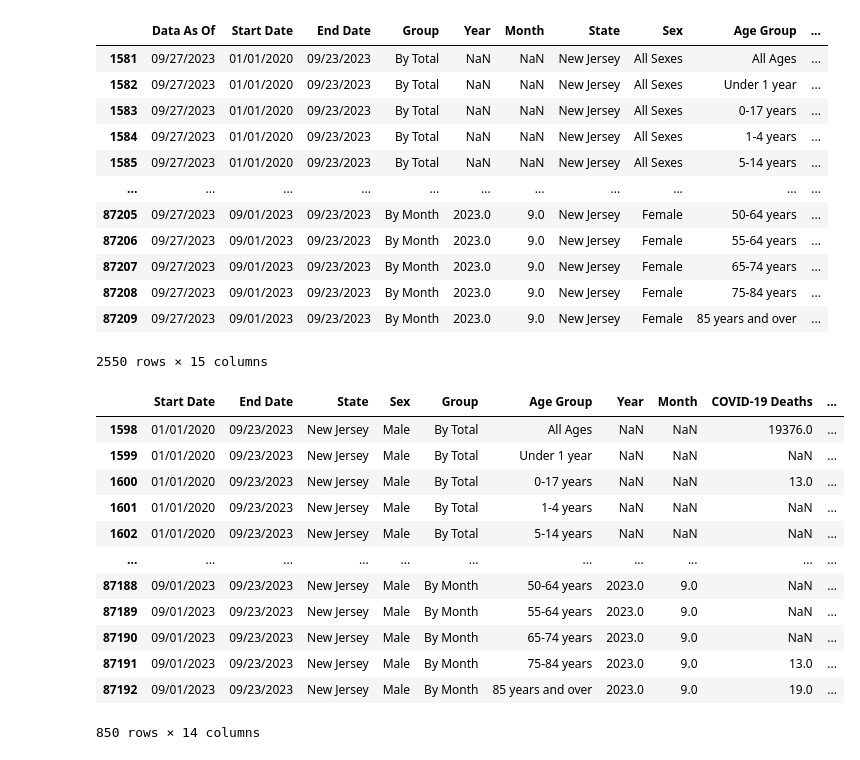
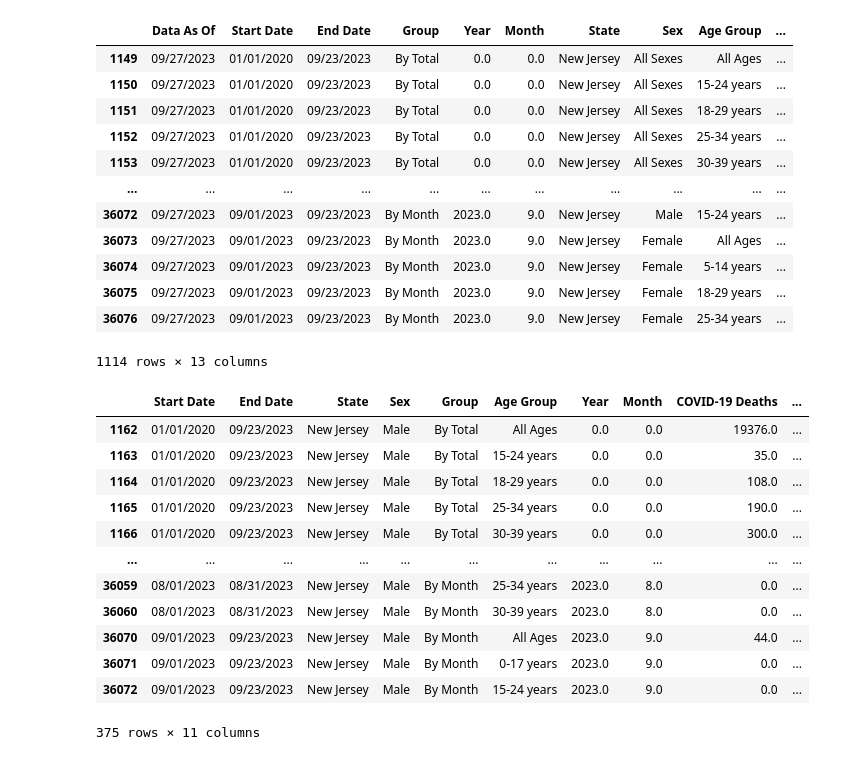
Before and after one commit to JTurk17/Team4_Project1, a Jupyter notebook: NJ_CovidDF.gender.ipynb, the cells around one changed output. Saved outputs shown, nothing was run; the diff lists cells and outputs as text; code cells hidden in the pictures.

```diff
--- a/NJ_CovidDF.gender.ipynb
+++ b/NJ_CovidDF.gender.ipynb
@@ -4,7 +4,7 @@ from pathlib import Path
 import matplotlib.pyplot as plt
 import numpy as np
 # %%
-covid_data_csv = Path("COVID-19_Deaths_by_Sex_and_Age_20240328.csv")
+covid_data_csv = Path("Cleaned_Covid_Data.csv")
 covid_data_df = pd.read_csv(covid_data_csv)
 # %%
 covid_data_df.head()
@@ -18,44 +18,43 @@ covid_data_df.head()
 # %%
 columns = ["Data As Of", "Start Date", "End Date",	"Group", "Year", "Month", "State", "Sex", "Age Group",
-           "COVID-19 Deaths", "Total Deaths", "Pneumonia Deaths", "Pneumonia and COVID-19 Deaths", "Influenza Deaths",
-           "Pneumonia, Influenza, or COVID-19 Deaths"]
+           "COVID-19 Deaths", "Total Deaths", "Pneumonia Deaths", "Pneumonia and COVID-19 Deaths"]
 covid_nj_df = covid_data_df.loc[covid_data_df["State"] == "New Jersey", columns]
 # %%
 covid_nj_df
 # %% [output]
 |  | Data As Of | Start Date | End Date | Group | Year | Month | State | Sex | Age Group | ... |
-| 1581 | 09/27/2023 | 01/01/2020 | 09/23/2023 | By Total | NaN | NaN | New Jersey | All Sexes | All Ages | ... |
-| 1582 | 09/27/2023 | 01/01/2020 | 09/23/2023 | By Total | NaN | NaN | New Jersey | All Sexes | Under 1 year | ... |
-| 1583 | 09/27/2023 | 01/01/2020 | 09/23/2023 | By Total | NaN | NaN | New Jersey | All Sexes | 0-17 years | ... |
-| 1584 | 09/27/2023 | 01/01/2020 | 09/23/2023 | By Total | NaN | NaN | New Jersey | All Sexes | 1-4 years | ... |
-| 1585 | 09/27/2023 | 01/01/2020 | 09/23/2023 | By Total | NaN | NaN | New Jersey | All Sexes | 5-14 years | ... |
+| 1149 | 09/27/2023 | 01/01/2020 | 09/23/2023 | By Total | 0.0 | 0.0 | New Jersey | All Sexes | All Ages | ... |
+| 1150 | 09/27/2023 | 01/01/2020 | 09/23/2023 | By Total | 0.0 | 0.0 | New Jersey | All Sexes | 15-24 years | ... |
+| 1151 | 09/27/2023 | 01/01/2020 | 09/23/2023 | By Total | 0.0 | 0.0 | New Jersey | All Sexes | 18-29 years | ... |
+| 1152 | 09/27/2023 | 01/01/2020 | 09/23/2023 | By Total | 0.0 | 0.0 | New Jersey | All Sexes | 25-34 years | ... |
+| 1153 | 09/27/2023 | 01/01/2020 | 09/23/2023 | By Total | 0.0 | 0.0 | New Jersey | All Sexes | 30-39 years | ... |
 | ... | ... | ... | ... | ... | ... | ... | ... | ... | ... | ... |
-| 87205 | 09/27/2023 | 09/01/2023 | 09/23/2023 | By Month | 2023.0 | 9.0 | New Jersey | Female | 50-64 years | ... |
-| 87206 | 09/27/2023 | 09/01/2023 | 09/23/2023 | By Month | 2023.0 | 9.0 | New Jersey | Female | 55-64 years | ... |
-| 87207 | 09/27/2023 | 09/01/2023 | 09/23/2023 | By Month | 2023.0 | 9.0 | New Jersey | Female | 65-74 years | ... |
-| 87208 | 09/27/2023 | 09/01/2023 | 09/23/2023 | By Month | 2023.0 | 9.0 | New Jersey | Female | 75-84 years | ... |
-| 87209 | 09/27/2023 | 09/01/2023 | 09/23/2023 | By Month | 2023.0 | 9.0 | New Jersey | Female | 85 years and over | ... |
+| 36072 | 09/27/2023 | 09/01/2023 | 09/23/2023 | By Month | 2023.0 | 9.0 | New Jersey | Male | 15-24 years | ... |
+| 36073 | 09/27/2023 | 09/01/2023 | 09/23/2023 | By Month | 2023.0 | 9.0 | New Jersey | Female | All Ages | ... |
+| 36074 | 09/27/2023 | 09/01/2023 | 09/23/2023 | By Month | 2023.0 | 9.0 | New Jersey | Female | 5-14 years | ... |
+| 36075 | 09/27/2023 | 09/01/2023 | 09/23/2023 | By Month | 2023.0 | 9.0 | New Jersey | Female | 18-29 years | ... |
+| 36076 | 09/27/2023 | 09/01/2023 | 09/23/2023 | By Month | 2023.0 | 9.0 | New Jersey | Female | 25-34 years | ... |
-2550 rows × 15 columns
+1114 rows × 13 columns
 # %%
-columns2 = ["Start Date", "End Date", "State", "Sex","Group", "Age Group", "Year", "Month", "COVID-19 Deaths", "Total Deaths", "Pneumonia Deaths", "Pneumonia and COVID-19 Deaths", "Influenza Deaths",
-           "Pneumonia, Influenza, or COVID-19 Deaths"]
+columns2 = ["Start Date", "End Date", "State", "Sex","Group", "Age Group", "Year", "Month", "COVID-19 Deaths",
+            "Pneumonia Deaths", "Pneumonia and COVID-19 Deaths"]
 #creating data fram for males
 male_df = covid_nj_df.loc[covid_nj_df["Sex"] == "Male", columns2]
 male_df
 # %% [output]
 |  | Start Date | End Date | State | Sex | Group | Age Group | Year | Month | COVID-19 Deaths | ... |
-| 1598 | 01/01/2020 | 09/23/2023 | New Jersey | Male | By Total | All Ages | NaN | NaN | 19376.0 | ... |
-| 1599 | 01/01/2020 | 09/23/2023 | New Jersey | Male | By Total | Under 1 year | NaN | NaN | NaN | ... |
-| 1600 | 01/01/2020 | 09/23/2023 | New Jersey | Male | By Total | 0-17 years | NaN | NaN | 13.0 | ... |
-| 1601 | 01/01/2020 | 09/23/2023 | New Jersey | Male | By Total | 1-4 years | NaN | NaN | NaN | ... |
-| 1602 | 01/01/2020 | 09/23/2023 | New Jersey | Male | By Total | 5-14 years | NaN | NaN | NaN | ... |
+| 1162 | 01/01/2020 | 09/23/2023 | New Jersey | Male | By Total | All Ages | 0.0 | 0.0 | 19376.0 | ... |
+| 1163 | 01/01/2020 | 09/23/2023 | New Jersey | Male | By Total | 15-24 years | 0.0 | 0.0 | 35.0 | ... |
+| 1164 | 01/01/2020 | 09/23/2023 | New Jersey | Male | By Total | 18-29 years | 0.0 | 0.0 | 108.0 | ... |
+| 1165 | 01/01/2020 | 09/23/2023 | New Jersey | Male | By Total | 25-34 years | 0.0 | 0.0 | 190.0 | ... |
+| 1166 | 01/01/2020 | 09/23/2023 | New Jersey | Male | By Total | 30-39 years | 0.0 | 0.0 | 300.0 | ... |
 | ... | ... | ... | ... | ... | ... | ... | ... | ... | ... | ... |
-| 87188 | 09/01/2023 | 09/23/2023 | New Jersey | Male | By Month | 50-64 years | 2023.0 | 9.0 | NaN | ... |
-| 87189 | 09/01/2023 | 09/23/2023 | New Jersey | Male | By Month | 55-64 years | 2023.0 | 9.0 | NaN | ... |
-| 87190 | 09/01/2023 | 09/23/2023 | New Jersey | Male | By Month | 65-74 years | 2023.0 | 9.0 | NaN | ... |
-| 87191 | 09/01/2023 | 09/23/2023 | New Jersey | Male | By Month | 75-84 years | 2023.0 | 9.0 | 13.0 | ... |
-| 87192 | 09/01/2023 | 09/23/2023 | New Jersey | Male | By Month | 85 years and over | 2023.0 | 9.0 | 19.0 | ... |
+| 36059 | 08/01/2023 | 08/31/2023 | New Jersey | Male | By Month | 25-34 years | 2023.0 | 8.0 | 0.0 | ... |
+| 36060 | 08/01/2023 | 08/31/2023 | New Jersey | Male | By Month | 30-39 years | 2023.0 | 8.0 | 0.0 | ... |
+| 36070 | 09/01/2023 | 09/23/2023 | New Jersey | Male | By Month | All Ages | 2023.0 | 9.0 | 44.0 | ... |
+| 36071 | 09/01/2023 | 09/23/2023 | New Jersey | Male | By Month | 0-17 years | 2023.0 | 9.0 | 0.0 | ... |
+| 36072 | 09/01/2023 | 09/23/2023 | New Jersey | Male | By Month | 15-24 years | 2023.0 | 9.0 | 0.0 | ... |
-850 rows × 14 columns
+375 rows × 11 columns
 # %%
 female_df = covid_nj_df.loc[covid_nj_df["Sex"] == "Female", columns2]
 female_df
```
Also changed, not shown: parts of 15 cells of this notebook, 4 other files.
